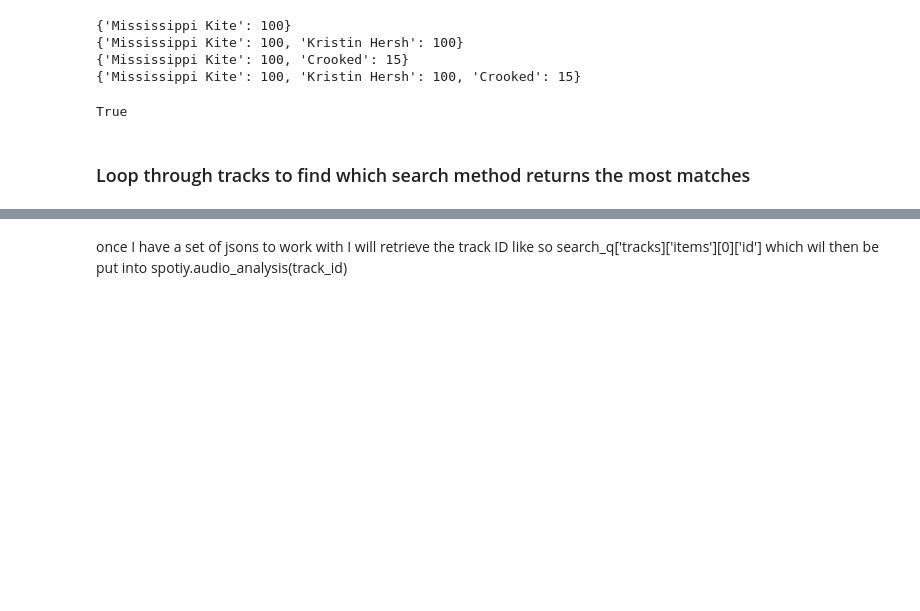
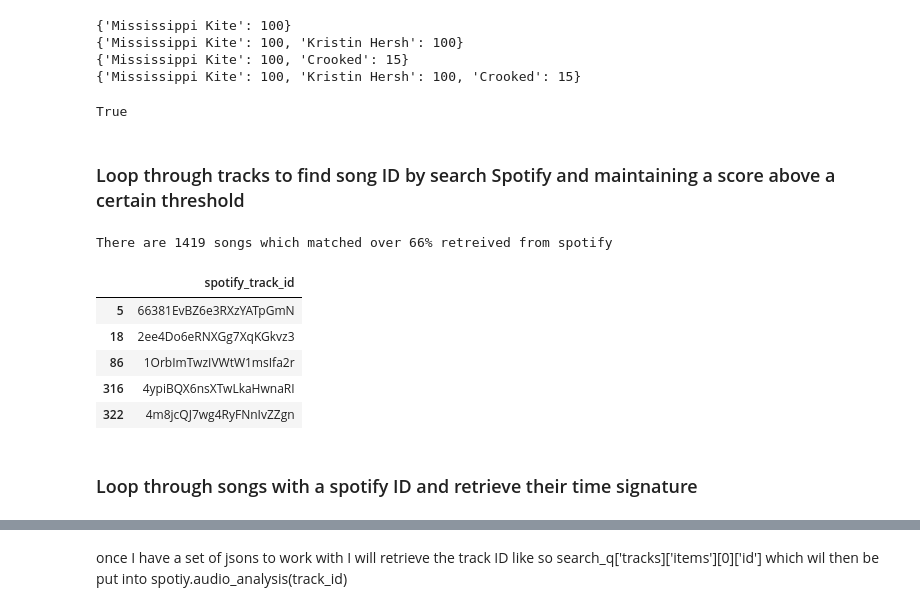
Before and after one commit to OsterMendel/classifying_time_signature_in-music, a Jupyter notebook: collecting_data.ipynb, the cells around one changed output, grey strips where cells are left out. Saved outputs shown, nothing was run; the diff lists cells and outputs as text; code cells hidden in the pictures; blank space fills up the shorter version.

```diff
--- a/collecting_data.ipynb
+++ b/collecting_data.ipynb
@@ -176,8 +176,8 @@ def measure_results(match_results, thresh=66):
 measure_results(match_results(s1, tracks.iloc[400], artist = artists.iloc[400], album = albums.iloc[400]))
 # %% [output]
 True
-# %% [markdown]
-### Loop through tracks to find which search method returns the most matches
+# %% [markdown]
+### Loop through tracks to find song ID by search Spotify and maintaining a score above a certain threshold
 # %%
 # stores (track index, returned query json) - should be len(8000)
 store_S = []
@@ -215,3 +215,19 @@ for i, song in tracks.items():
 #     retrieve spotify id for song
     spot_ID = S['tracks']['items'][0]['id']
     track_spot_id.append((i, spot_ID))
+# %%
+print('There are {} songs which matched over 66% retreived from spotify'.format(len(track_spot_id)))
+# %% [output]
+There are 1419 songs which matched over 66% retreived from spotify
+# %%
+spot_id_df = pd.DataFrame([x[1] for x in track_spot_id],index=[i[0] for i in track_spot_id],columns=['spotify_track_id'])
+spot_id_df.head()
+# %% [output]
+|  | spotify_track_id |
+| 5 | 66381EvBZ6e3RXzYATpGmN |
+| 18 | 2ee4Do6eRNXGg7XqKGkvz3 |
+| 86 | 1OrbImTwzIVWtW1msIfa2r |
+| 316 | 4ypiBQX6nsXTwLkaHwnaRI |
+| 322 | 4m8jcQJ7wg4RyFNnIvZZgn |
+# %% [markdown]
+### Loop through songs with a spotify ID and retrieve their time signature
```
Also changed, not shown: parts of 1 cell of this notebook.
